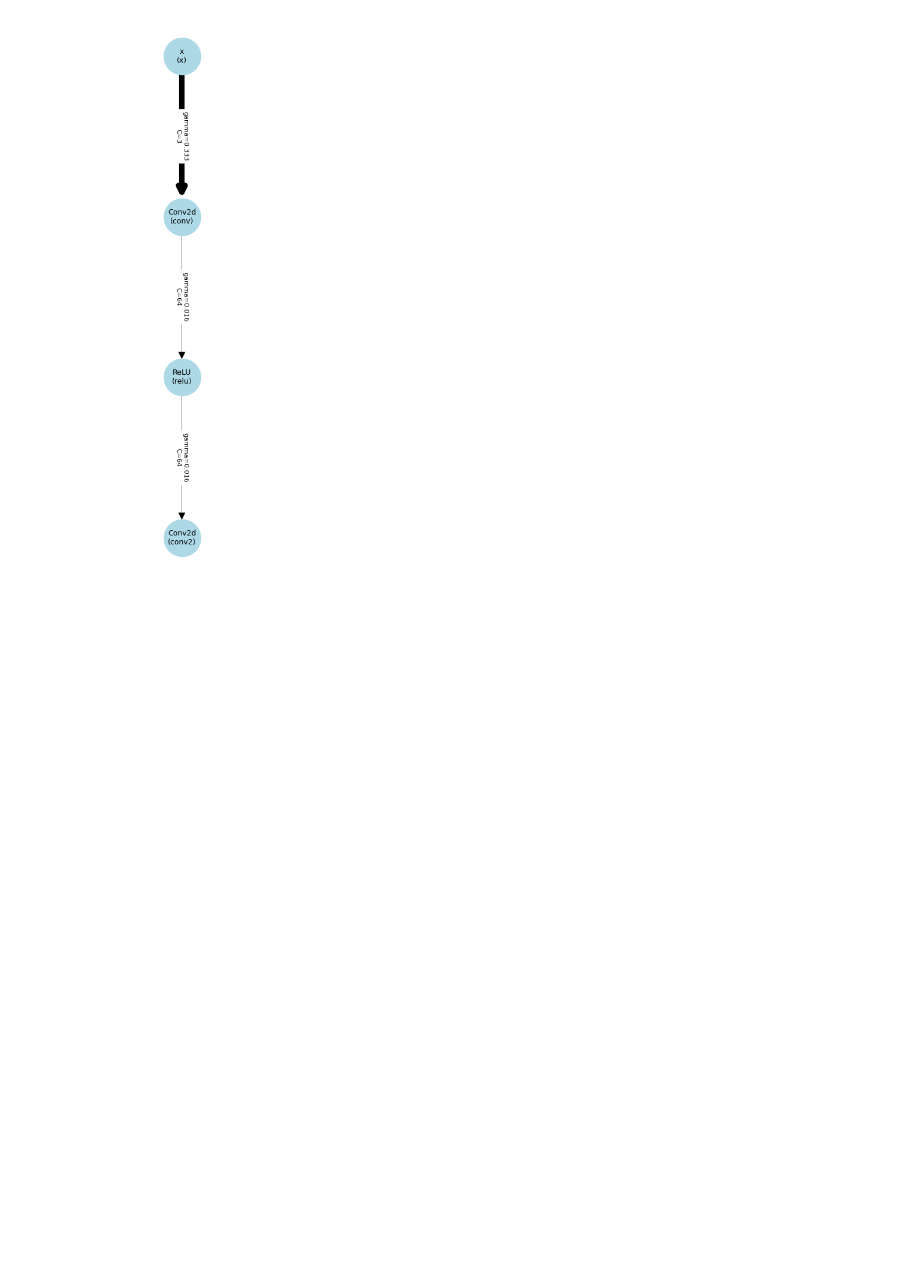
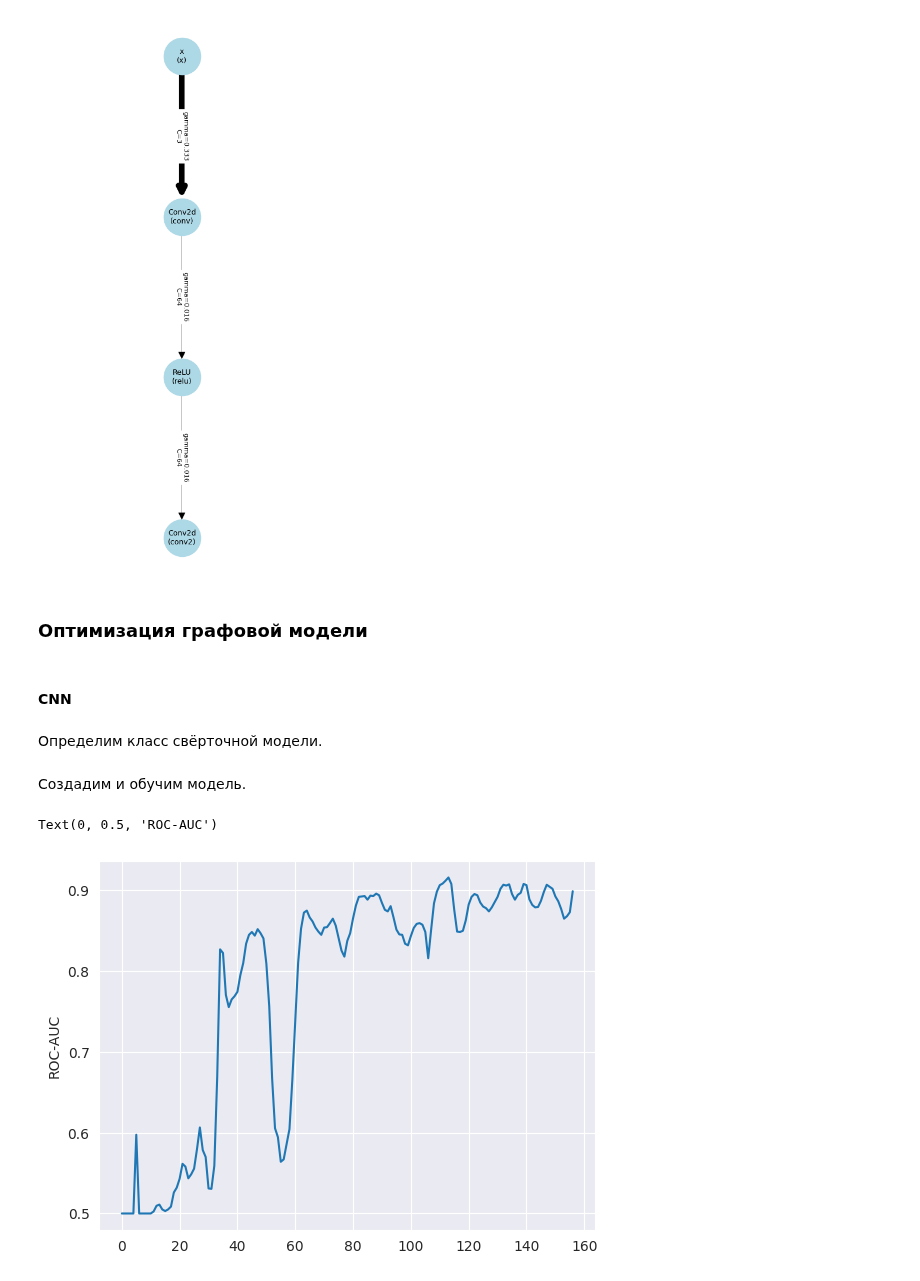
Before and after one commit to intsystems/Zero-shot-structural-pruning, a Jupyter notebook: notebooks/graphmodel.ipynb, the cells around one changed output. Drawn from its saved outputs; the diff is of its cells as text; code cells hidden in the pictures; blank space fills up the shorter version.

Commit message:
optimized surrogate model

```diff
--- a/notebooks/graphmodel.ipynb
+++ b/notebooks/graphmodel.ipynb
@@ -407,3 +431,9 @@ out = graph_model(example)
 visualize_graph(graph_model, figsize=(6, 12))
 # %% [output]
 [figure]
+# %% [markdown]
+### Оптимизация графовой модели
+# %% [markdown]
+#### CNN
+# %% [markdown]
+Определим класс свёрточной модели.
@@ -409,0 +494,13 @@ visualize_graph(graph_model, figsize=(6, 12))
+# %% [markdown]
+Создадим и обучим модель.
+# %%
+trainloader, testloader = get_dataloaders([8,9], batch_size=64)
+model = SimpleCNN(num_classes=2)
+metric = train_loop(model, trainloader, testloader)
+model.to('cpu')
+
+plt.plot(metric)
+plt.ylabel('ROC-AUC')
+# %% [output]
+Text(0, 0.5, 'ROC-AUC')
+[figure, added]
```
Also changed, not shown: parts of 22 cells of this notebook.
